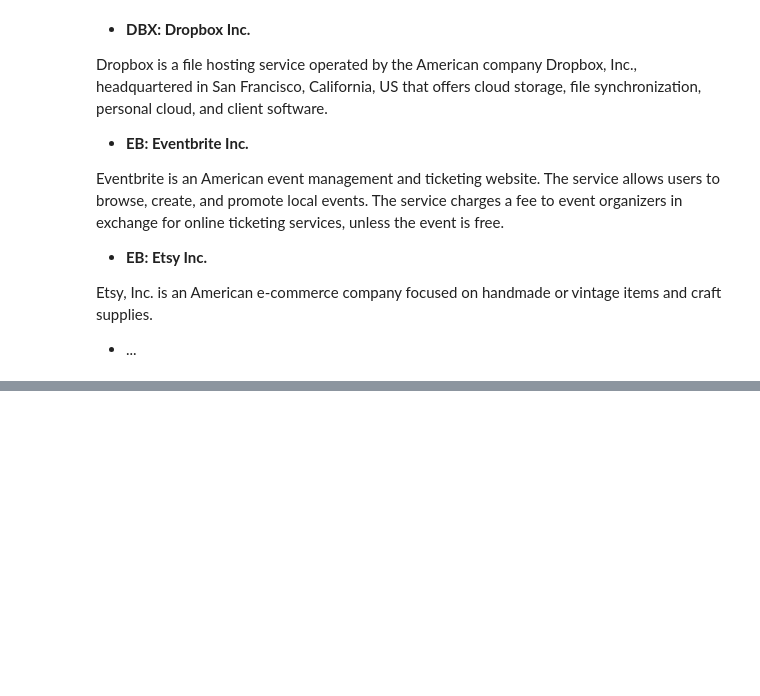
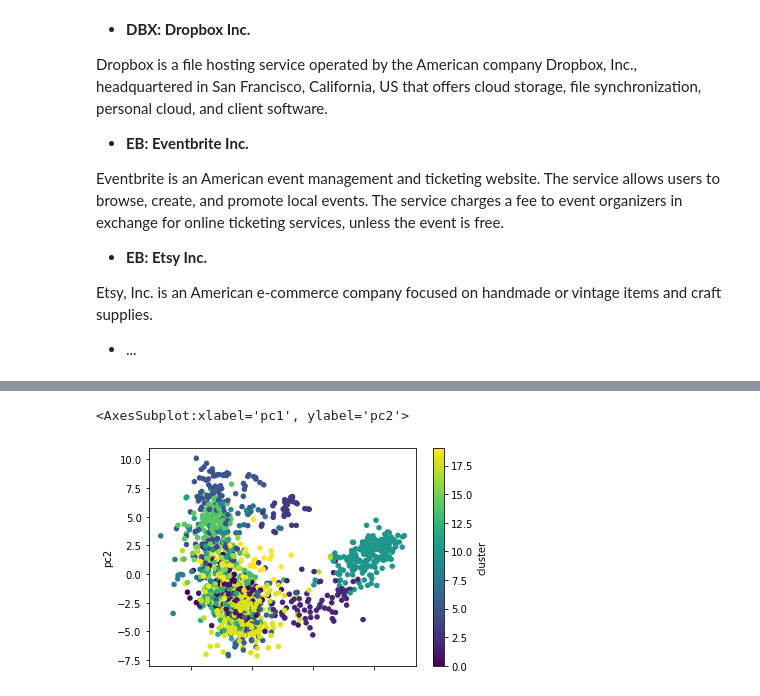
Before and after one commit to daifengqi/PHBS_MLF_2021, a Jupyter notebook: final/doc2vec.ipynb, the cells around one changed output, grey strips where cells are left out. Cells and saved outputs as stored; diff of their text form; code cells hidden in the pictures; blank space fills up the shorter version.

```diff
--- a/final/doc2vec.ipynb
+++ b/final/doc2vec.ipynb
@@ -261,3 +261,15 @@ Etsy, Inc. is an American e-commerce company focused on handmade or vintage item
 - ...
 # %%
 # FB: Meta Platforms Inc.
+# %%
+inferred_veclist = [model.infer_vector(document) for document in doc['document'].tolist()]
+# %%
+from sklearn.cluster import KMeans
+from sklearn.decomposition import PCA
+
+pca = PCA(n_components=2)
+principalComponents = pca.fit_transform(inferred_veclist)
+principalDf = pd.DataFrame(data = principalComponents
+             , columns = ['principal component 1', 'principal component 2'])
+
+kmeans = KMeans(n_clusters=20, random_state=0).fit(inferred_veclist)
@@ -263,0 +296,6 @@ Etsy, Inc. is an American e-commerce company focused on handmade or vintage item
+# %%
+finalDf = pd.concat([principalDf, pd.Series(kmeans.labels_)], axis = 1)
+# %%
+finalDf.columns = ['pc1', 'pc2', 'cluster']
+finalDf = finalDf.astype({'cluster': 'object'})
+finalDf
@@ -263,0 +316,5 @@ Etsy, Inc. is an American e-commerce company focused on handmade or vintage item
+# %%
+finalDf.plot.scatter('pc1', 'pc2', c = 'cluster', colormap='viridis')
+# %% [output]
+<AxesSubplot:xlabel='pc1', ylabel='pc2'>
+[figure, added]
```
Also changed, not shown: parts of 3 cells of this notebook.
